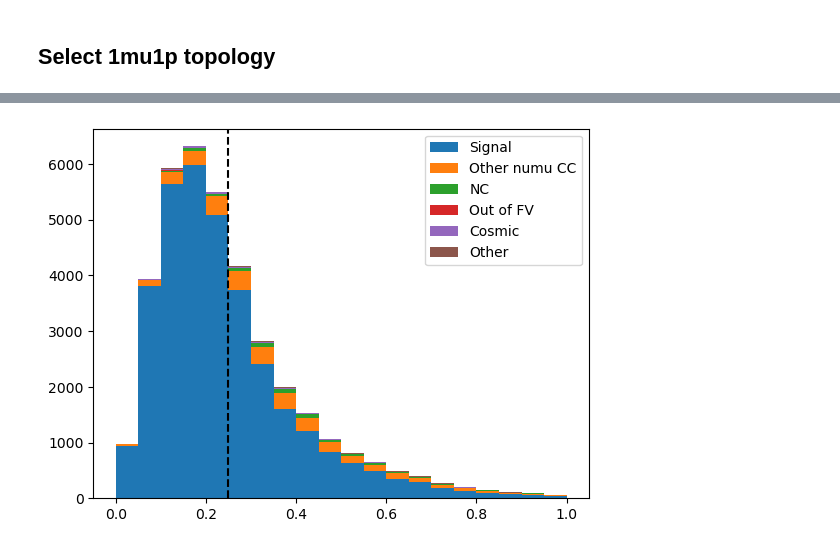
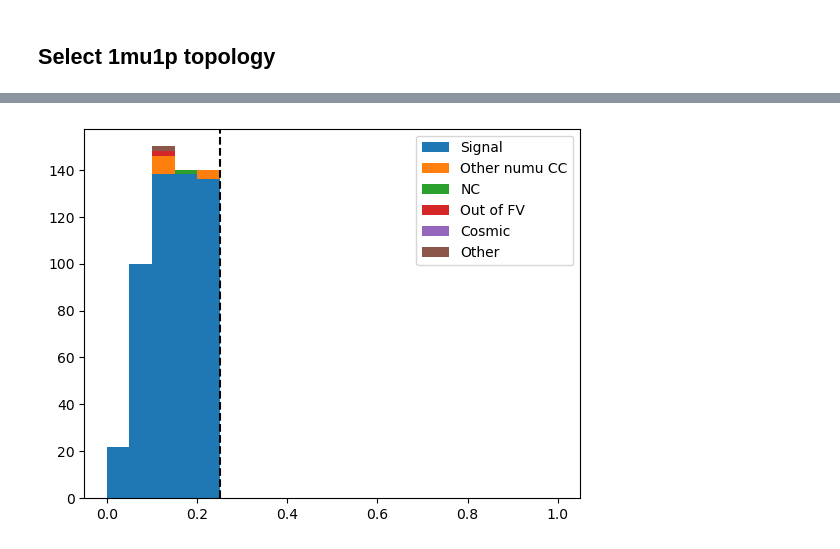
Before and after one commit to SBNSoftware/sbnana, a Jupyter notebook: sbnana/SBNAna/osc-villiage/gump/nb/EventSelectionSBND.ipynb, the cells around one changed output, grey strips where cells are left out. Cells and saved outputs as stored; diff of their text form; code cells hidden in the pictures.

```diff
--- a/sbnana/SBNAna/osc-villiage/gump/nb/EventSelectionSBND.ipynb
+++ b/sbnana/SBNAna/osc-villiage/gump/nb/EventSelectionSBND.ipynb
@@ -98,8 +98,8 @@ def breakdown_top(var, df):
 # %% [markdown]
 # Selection
 # %%
-df = pd.read_hdf("/exp/sbnd/data/users/munjung/osc/sbnd.df", "evt")
-# df = pd.read_hdf("/home/munjung/osc/sync/sbnana/sbnana/SBNAna/osc-villiage/test.df", "evt")
+# df = pd.read_hdf("/exp/sbnd/data/users/munjung/osc/sbnd.df", "evt")
+df = pd.read_hdf("/home/munjung/osc/sync/sbnana/sbnana/SBNAna/osc-villiage/test.df", "evt")
 # %%
 # vertex in FV
 
@@ -270,10 +226,10 @@ plt.show();
 # %%
-var = del_p
-pvar = breakdown_top(var, slcdf)
+var = df.del_p
+pvar = breakdown_top(var, df)
 n, bins, _ = plt.hist(pvar, bins=np.linspace(0,1,21), stacked=True,
                       label=top_labels)
 plt.axvline(DELP_TH, color='k', linestyle="--")
 plt.legend()
 plt.show();
 # %% [output]
-[figure, old version]
+[figure, new version]
```
Also changed, not shown: parts of 12 cells of this notebook, 2 other files.
